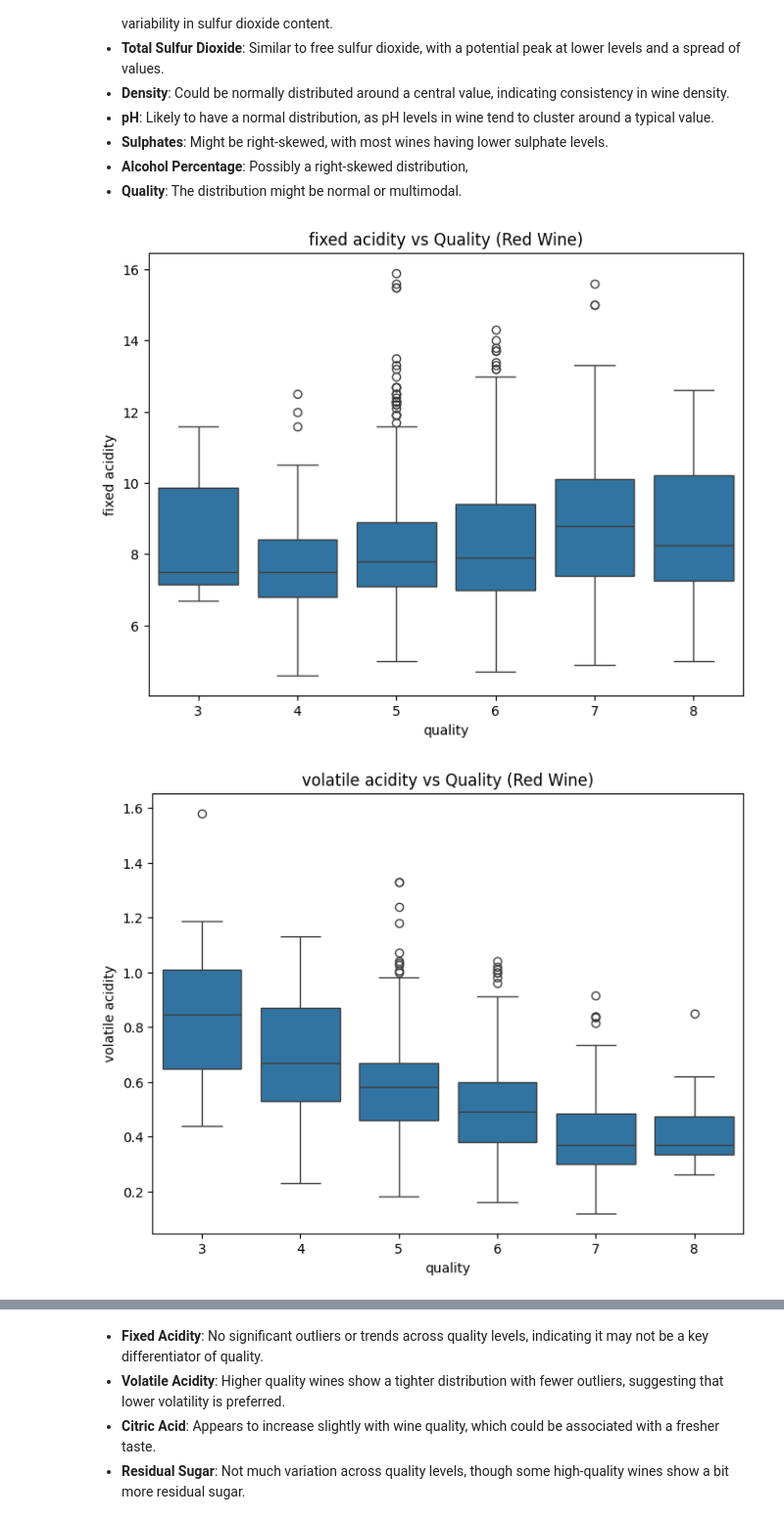
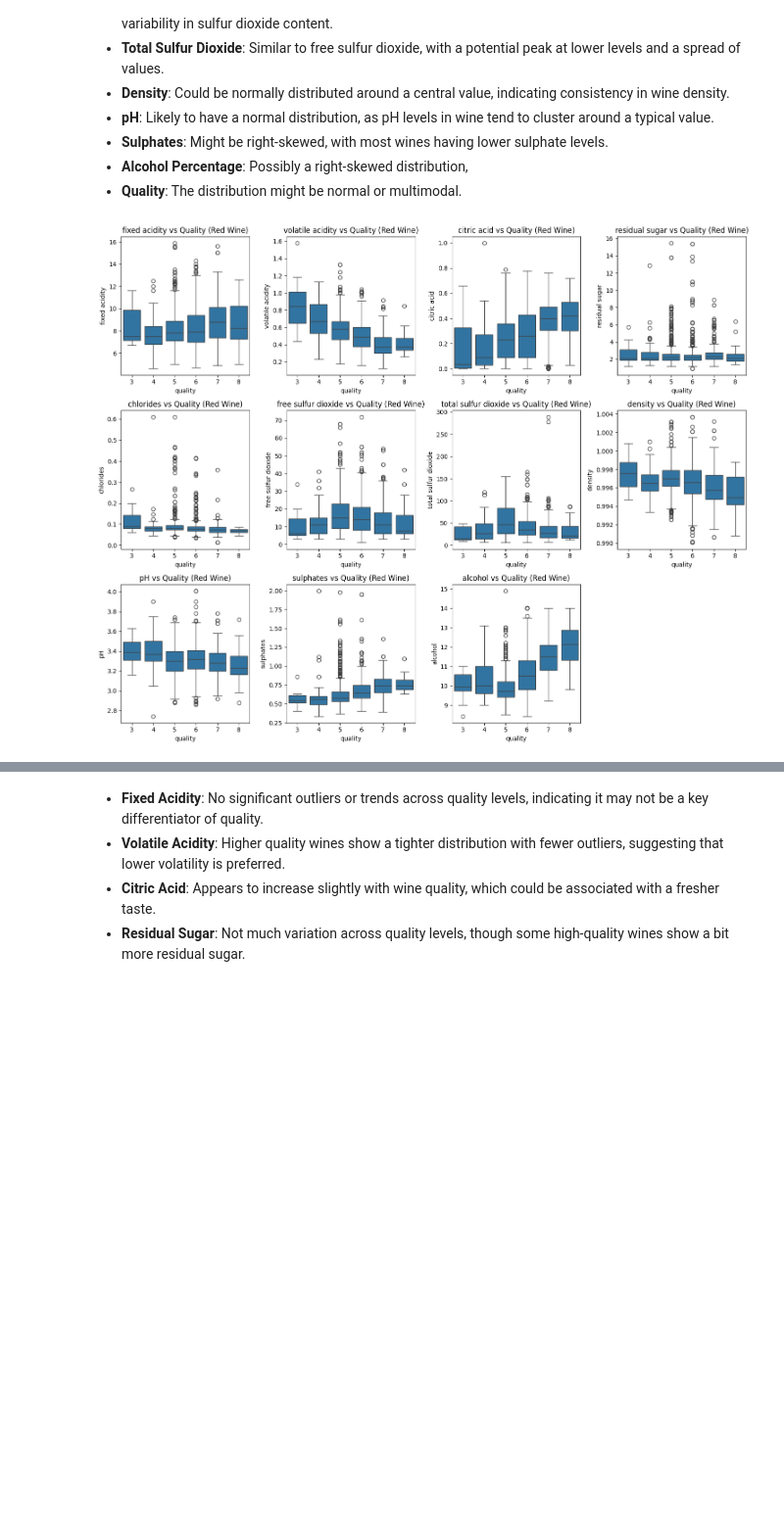
Before and after one commit to pboric/Project-6, a Jupyter notebook: RedWineQuality.ipynb, the cells around one changed output, grey strips where cells are left out. Shown at 98% size. Cells and saved outputs as stored; diff of their text form; code cells hidden in the pictures; blank space fills up the shorter version.

```diff
--- a/RedWineQuality.ipynb
+++ b/RedWineQuality.ipynb
@@ -144,11 +150,24 @@ plt.show()
 - **Alcohol Percentage**: Possibly a right-skewed distribution,
 - **Quality**: The distribution might be normal or multimodal.
 # %%
-for column in df_red.columns[:-1]:
-    plt.figure(figsize=(8, 6))
-    sns.boxplot(x="quality", y=column, data=df_red)
-    plt.title(f"{column} vs Quality (Red Wine)")
-    plt.show()
+columns_to_plot = df_red.columns[:-1]
+
+num_rows = 3
+num_cols = 4
+
+fig, axes = plt.subplots(nrows=num_rows, ncols=num_cols, figsize=(15, 12))
+
+axes = axes.flatten()
+
+for i, column in enumerate(columns_to_plot):
+    sns.boxplot(x="quality", y=column, data=df_red, ax=axes[i])
+    axes[i].set_title(f"{column} vs Quality (Red Wine)")
+
+for j in range(len(columns_to_plot), num_rows * num_cols):
+    fig.delaxes(axes[j])
+
+plt.tight_layout()
+
+plt.show()
 # %% [output]
-[figure, old version]
+[figure, new version]
-[figure, removed]
```
Also changed, not shown: parts of 8 cells of this notebook.
